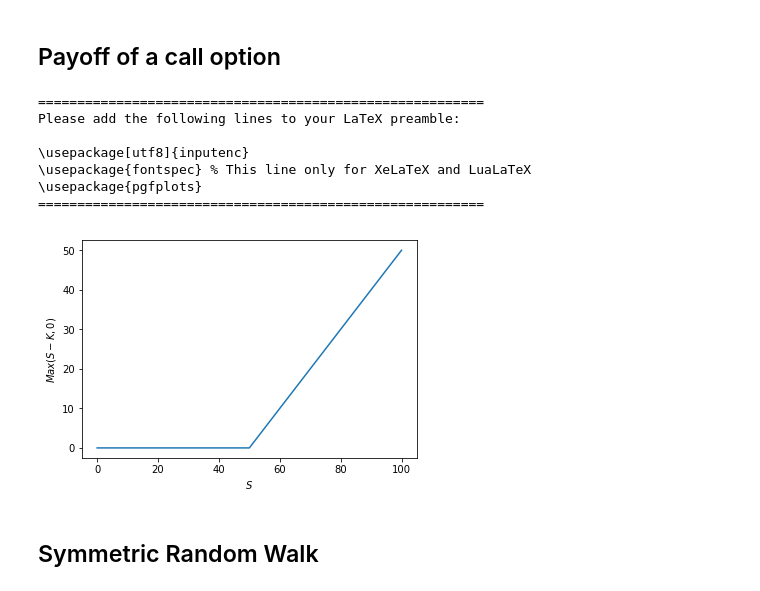
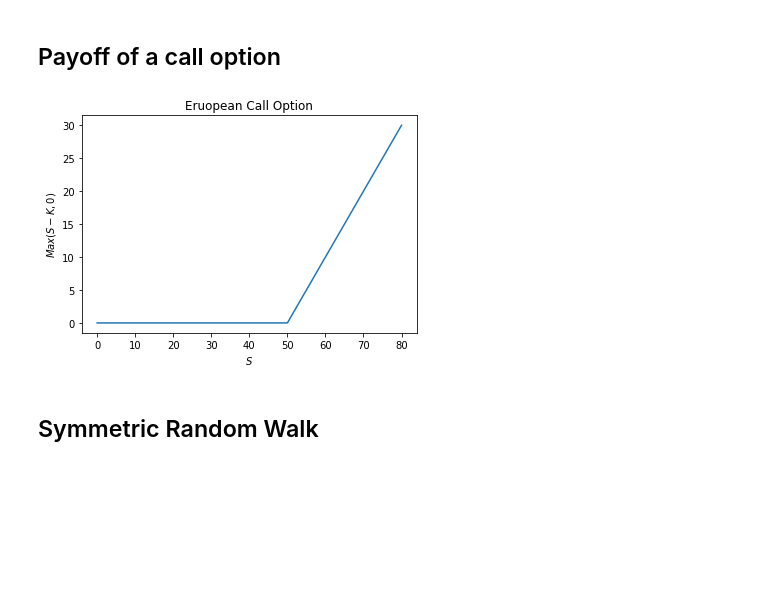
Before and after one commit to gerdm/TGMAFFIRO, a Jupyter notebook: notebooks/graphics.ipynb, the cells around one changed output. Saved outputs shown, nothing was run; the diff lists cells and outputs as text; code cells hidden in the pictures; blank space fills up the shorter version.

```diff
--- a/notebooks/graphics.ipynb
+++ b/notebooks/graphics.ipynb
@@ -12,24 +12,18 @@ scaled_random_walk  = lambda partitions, t: symmetric_random_walk(partitions * t
 # %% [markdown]
 ## Payoff of a call option
 # %%
-X = np.linspace(0, 100, 25)
+X = np.linspace(0, 80, 25)
 call = lambda s, k: max(s - k, 0)
 Y = [call(x, 50) for x in X]
 # %%
 plt.plot(X, Y)
 plt.ylabel(r"$Max(S - K, 0)$")
 plt.xlabel(r"$S$")
-texsave("../images/Call.tex")
+plt.title("Eruopean Call Option")
+#texsave("../images/Call.tex")
 plt.show()
 # %% [output]
-=========================================================
-Please add the following lines to your LaTeX preamble:
-
-\usepackage[utf8]{inputenc}
-\usepackage{fontspec} % This line only for XeLaTeX and LuaLaTeX
-\usepackage{pgfplots}
-=========================================================
-[figure, old version]
+[figure, new version]
 # %% [markdown]
 ## Symmetric Random Walk
 # %%
```
Also changed, not shown: 1 other file.
